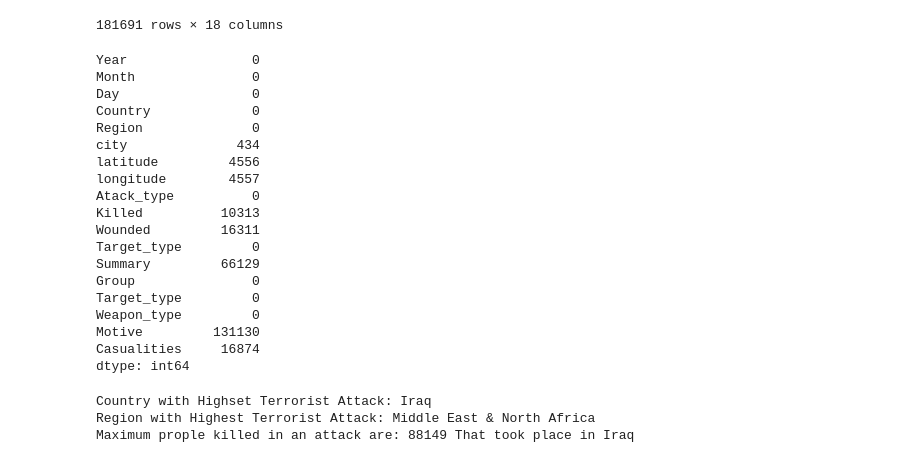
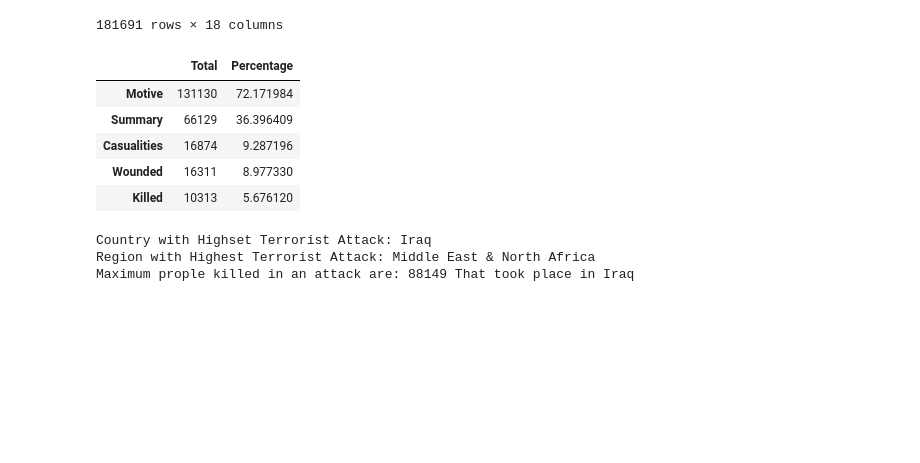
Before and after one commit to aniketborde/Aniket_EDA_Project, a Jupyter notebook: Aniket_EDA_Project.ipynb, the cells around one changed output. Drawn from its saved outputs; the diff is of its cells as text; code cells hidden in the pictures; blank space fills up the shorter version.

```diff
--- a/Aniket_EDA_Project.ipynb
+++ b/Aniket_EDA_Project.ipynb
@@ -63,28 +63,18 @@ Terror
 | 181689 | 2017 | 12 | 31 | India | South Asia | Imphal | 24.798346 | 93.940430 | Bombing/Explosion | 0.0 | ... |
 | 181690 | 2017 | 12 | 31 | Philippines | Southeast Asia | Cotabato City | 7.209594 | 124.241966 | Bombing/Explosion | 0.0 | ... |
 181691 rows × 18 columns
-# %%
-Terror.isna().sum()
-# %% [output]
-Year                0
-Month               0
-Day                 0
-Country             0
-Region              0
-city              434
-latitude         4556
-longitude        4557
-Atack_type          0
-Killed          10313
-Wounded         16311
-Target_type         0
-Summary         66129
-Group               0
-Target_type         0
-Weapon_type         0
-Motive         131130
-Casualities     16874
-dtype: int64
+# %%
+Total_Number = Terror.isna().sum().sort_values(ascending = False)
+Percentage =  ((Terror.isna().sum()/ Terror.isna().count())*100).sort_values(ascending=False)
+Data_missing = pd.concat([Total_Number,Percentage],axis = 1, keys=['Total','Percentage'])
+Data_missing.head(5)
+# %% [output]
+|  | Total | Percentage |
+| Motive | 131130 | 72.171984 |
+| Summary | 66129 | 36.396409 |
+| Casualities | 16874 | 9.287196 |
+| Wounded | 16311 | 8.977330 |
+| Killed | 10313 | 5.676120 |
 # %%
 print('Country with Highset Terrorist Attack:',Terror['Country'].value_counts().index[0])
 print('Region with Highest Terrorist Attack:',Terror['Region'].value_counts().index[0])
```
Also changed, not shown: parts of 2 cells of this notebook.
